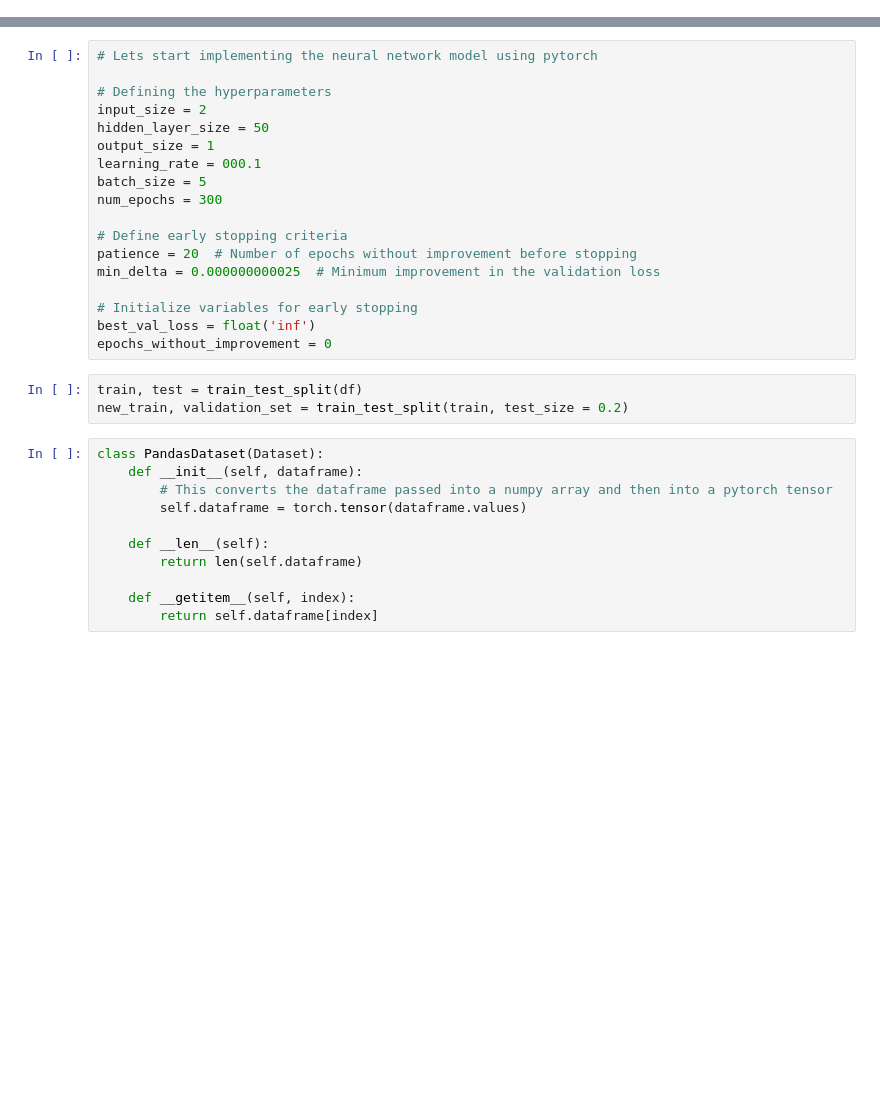
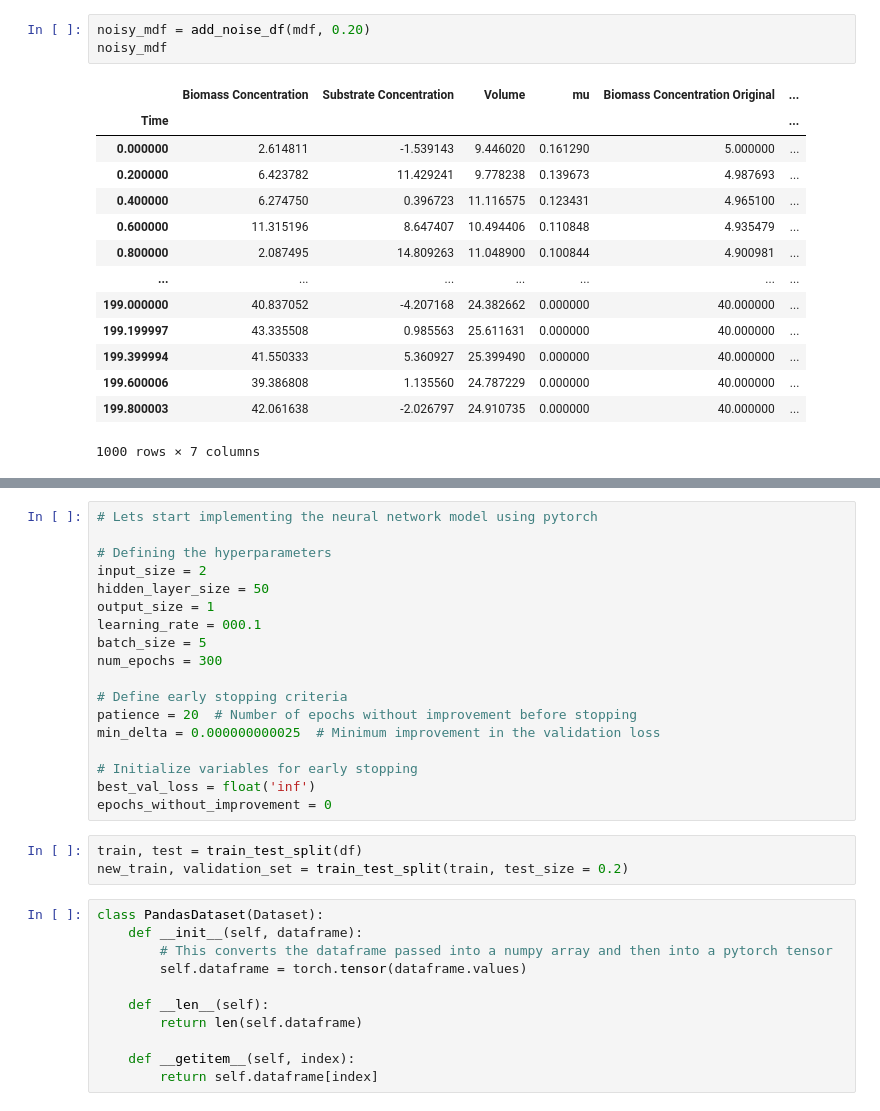
Before and after one commit to BLADDER-PROJECT/bioreactor, a Jupyter notebook: PyTorch Implementation (1).ipynb, the cells around one changed output, grey strips where cells are left out. Cells and saved outputs as stored; diff of their text form; blank space fills up the shorter version.

```diff
--- a/PyTorch Implementation (1).ipynb
+++ b/PyTorch Implementation (1).ipynb
@@ -106,0 +152,18 @@ mdf
+# %%
+noisy_mdf = add_noise_df(mdf, 0.20)
+noisy_mdf
+# %% [output]
+|  | Biomass Concentration | Substrate Concentration | Volume | mu | Biomass Concentration Original | ... |
+| Time |  |  |  |  |  | ... |
+| 0.000000 | 2.614811 | -1.539143 | 9.446020 | 0.161290 | 5.000000 | ... |
+| 0.200000 | 6.423782 | 11.429241 | 9.778238 | 0.139673 | 4.987693 | ... |
+| 0.400000 | 6.274750 | 0.396723 | 11.116575 | 0.123431 | 4.965100 | ... |
+| 0.600000 | 11.315196 | 8.647407 | 10.494406 | 0.110848 | 4.935479 | ... |
+| 0.800000 | 2.087495 | 14.809263 | 11.048900 | 0.100844 | 4.900981 | ... |
+| ... | ... | ... | ... | ... | ... | ... |
+| 199.000000 | 40.837052 | -4.207168 | 24.382662 | 0.000000 | 40.000000 | ... |
+| 199.199997 | 43.335508 | 0.985563 | 25.611631 | 0.000000 | 40.000000 | ... |
+| 199.399994 | 41.550333 | 5.360927 | 25.399490 | 0.000000 | 40.000000 | ... |
+| 199.600006 | 39.386808 | 1.135560 | 24.787229 | 0.000000 | 40.000000 | ... |
+| 199.800003 | 42.061638 | -2.026797 | 24.910735 | 0.000000 | 40.000000 | ... |
+1000 rows × 7 columns
```
Also changed, not shown: parts of 19 cells of this notebook.
